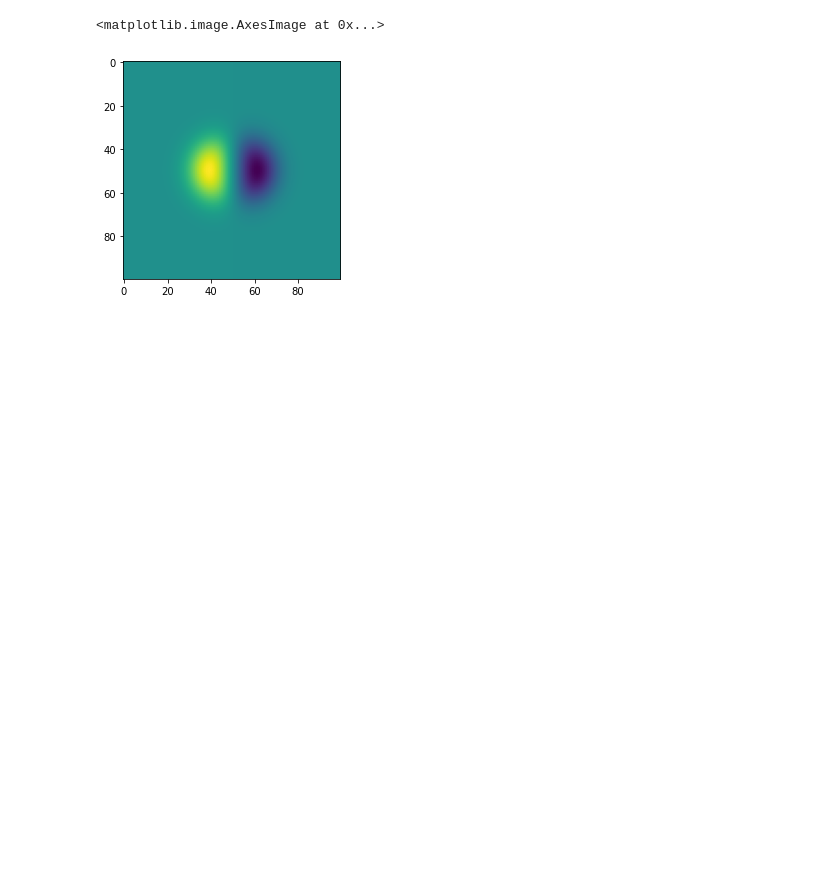
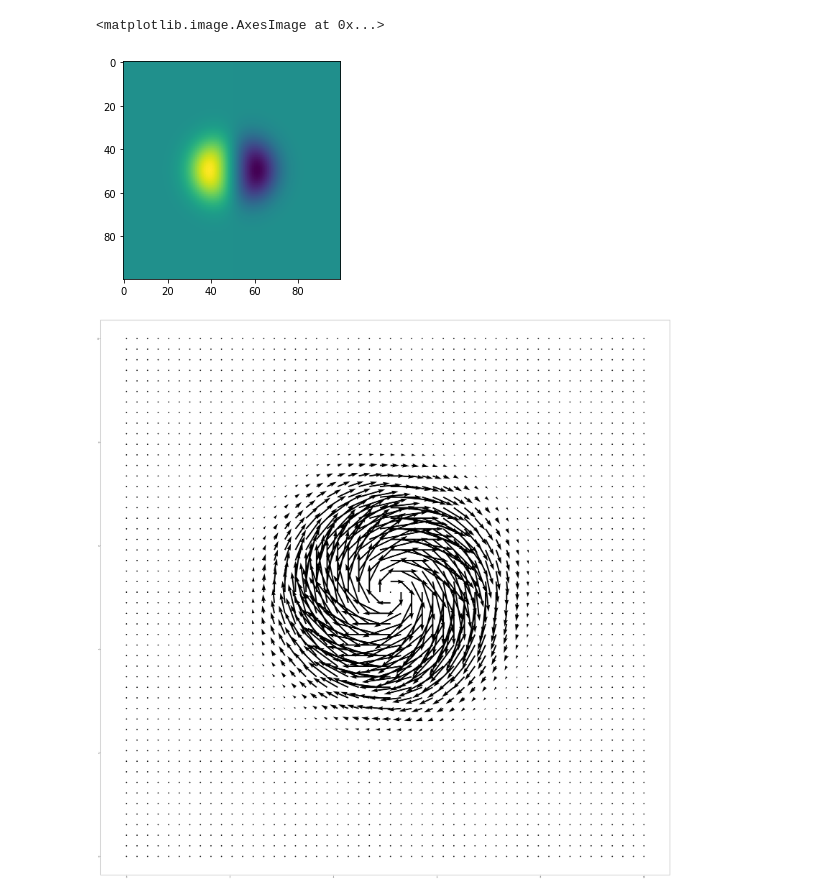
Before and after one commit to OliverSkocek/maxwell, a Jupyter notebook: notebooks/another_discretization_of_2d_maxwell.ipynb, the cells around one changed output. Drawn from its saved outputs; the diff is of its cells as text; code cells hidden in the pictures; blank space fills up the shorter version.

```diff
--- a/notebooks/another_discretization_of_2d_maxwell.ipynb
+++ b/notebooks/another_discretization_of_2d_maxwell.ipynb
@@ -102,3 +102,18 @@ plt.imshow(np.squeeze(U.numpy())[:,:,1])
 # %% [output]
 <matplotlib.image.AxesImage at 0x...>
 [figure]
+# %%
+#fig, ax = plt.subplots()
+v = np.squeeze(U.numpy())
+
+plt.figure(figsize=(60, 60))
+x_pos = 0
+y_pos = 0
+x_direct = 1
+y_direct = 1
+plt.axis('equal');
+plt.quiver(np.linspace(0,10,50),np.linspace(0,10,50), v[::2,::2,0], v[::2,::2,1])
+
+plt.show()
+# %% [output]
+[figure, added]
```
